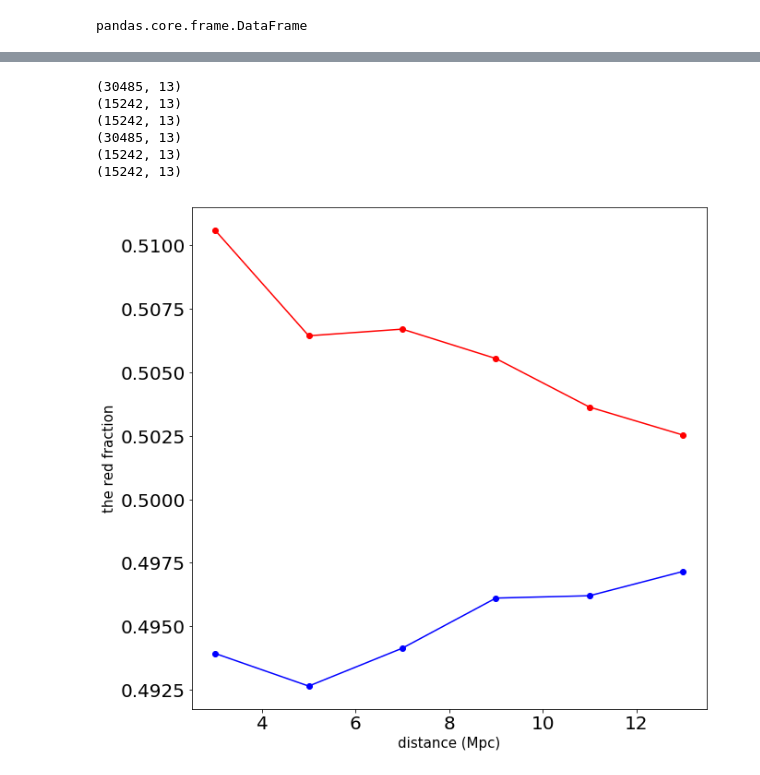
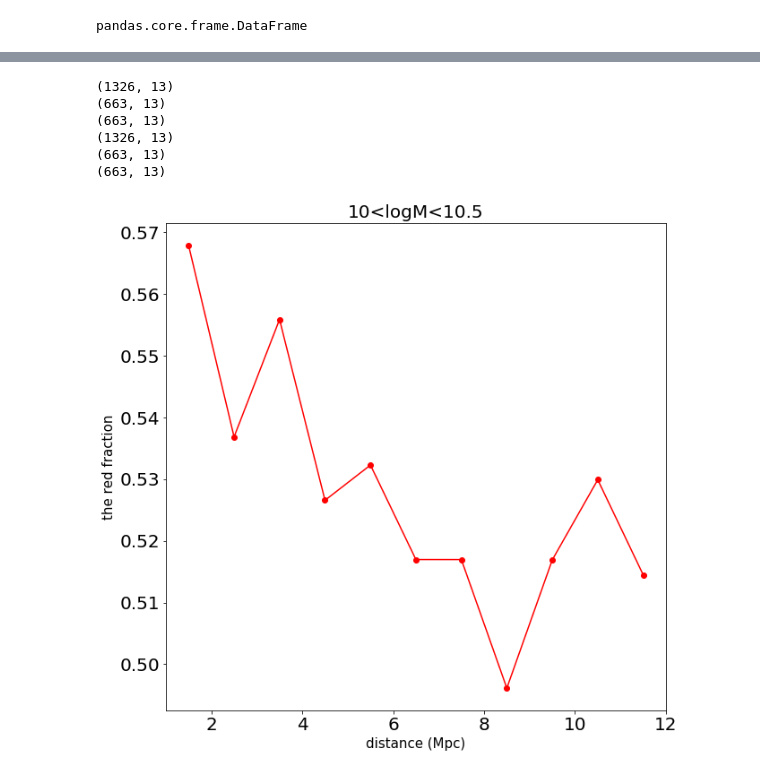
Before and after one commit to tugbabztp/Test, a Jupyter notebook: code/redfractıon.ipynb, the cells around one changed output, grey strips where cells are left out. Saved outputs shown, nothing was run; the diff lists cells and outputs as text; code cells hidden in the pictures.

```diff
--- a/code/redfractıon.ipynb
+++ b/code/redfractıon.ipynb
@@ -111,4 +183,13 @@ print red[:,6]
 # %%
+def modify(x):
+
+    xlen , xwid = x.shape[0], x.shape[1]
+
+    if np.abs(x) > 50:
+        return 100 - np.abs(x)
+    else:
+        return np.abs(x)
+
 
 def func(amin,bmax,data1,data2):
 
@@ -119,7 +200,10 @@ def func(amin,bmax,data1,data2):
 
     for point in data1:
 
-        distance_to_point = np.sum((point[None,:]-data2)**2  ,  axis = 1 )**0.5 #distance from all the points in fake data to the point
+        matrix = point[None,:]-data2
+        matrix = modify(matrix)
+
+        #distance_to_point = np.sum((point[None,:]-data2)**2  ,  axis = 1 )**0.5 #distance from all the points in fake data to the point
         A = (amin < distance_to_point) & ( distance_to_point < bmax)
         x = len(distance_to_point[A])
         zebra.append(x)
@@ -131,17 +215,19 @@ def func2(logmin,logmmax, galaxy_type1, galaxy_type2):
     """
     it returns func at (2,4),(4,6) etc. sonun da (2,4) için net sonucu verir.  """
 
-    tot, red, blue = filterer(logmin, logmmax)
+    tot, red, blue = central_filterer(logmin, logmmax)
 
-    print tot.shape
-    print red.shape
-    print blue.shape
 
 
     if galaxy_type1 == 'red':
         FAKE_DATA1 = red[:,4:7] #bu demek ki biz tüm kolonı tutuyoruz ve sadece 4-7 arasındakı kolonları seçiyoruz.
     if galaxy_type1 == 'blue':
         FAKE_DATA1 = blue[:,4:7]
+    if galaxy_type1 == 'tot':
+        FAKE_DATA1 = tot[:,4:7]
+
+    tot, red, blue = filterer(logmin, logmmax)
+
 
     if galaxy_type2 == 'red':
         FAKE_DATA2 = red[:,4:7]
@@ -151,9 +237,9 @@ def func2(logmin,logmmax, galaxy_type1, galaxy_type2):
         FAKE_DATA2 = tot[:,4:7]
 
     listnew = []
-    lister = [2,4,6,8,10,12]
+    lister = [1,2,3,4,5,6,8,9,10,11,12]
     for i in lister:
-        listnew.append(func(i,i+2,FAKE_DATA1,FAKE_DATA2))
+        listnew.append(func(i,i+1,FAKE_DATA1,FAKE_DATA2))
     return listnew
 # %%
 tot_around_red = func2(10,10.5,'red','tot')
@@ -168,30 +249,32 @@ red_around_red = func2(10,10.5,'red','red')
 # %%
 tot_around_blue = func2(10,10.5,'blue','tot')
-blue_around_blue = func2(10,10.5,'blue','blue')
+blue_around_blue = func2(10,10.5,'blue','red')
 # %% [output]
-(30485, 13)
-(15242, 13)
-(15242, 13)
-(30485, 13)
-(15242, 13)
-(15242, 13)
+(1326, 13)
+(663, 13)
+(663, 13)
+(1326, 13)
+(663, 13)
+(663, 13)
 # %%
 fred_fraction = np.array(red_around_red)  / np.array(tot_around_red)
 # %%
 fblue_fraction = np.array(blue_around_blue)  / np.array(tot_around_blue)
 # %%
 plt.figure(figsize=(10,10))
-
+logmmin = 10
+logmmax = 10.5
 #x = [2,4,6,8,10,12,14]
-x = [3,5,7,9,11,13]
+x = [1.5 +i for i in range(11)]
 y1 = fred_fraction
 y2 = fblue_fraction
 plt.plot(x,y1, marker = "o", color ="r")
-plt.plot(x,y2, marker = "o", color ="b")
+#plt.plot(x,y2, marker = "o", color ="b")
+plt.title(str(logmmin)+'<logM<'+str(logmmax), fontsize=20)
 plt.xticks(fontsize=20)
 plt.yticks(fontsize=20)
 plt.ylabel("the red fraction",fontsize=15)
 plt.xlabel("distance (Mpc)",fontsize=15)
 plt.savefig("figure1.pdf")
 # %% [output]
-[figure, old version]
+[figure, new version]
```
Also changed, not shown: parts of 10 cells of this notebook.
